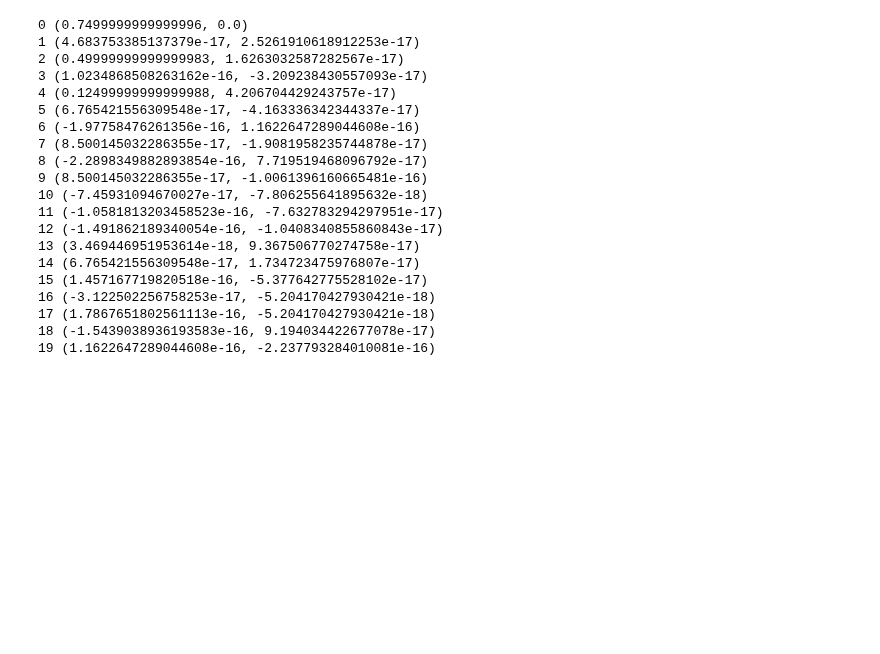
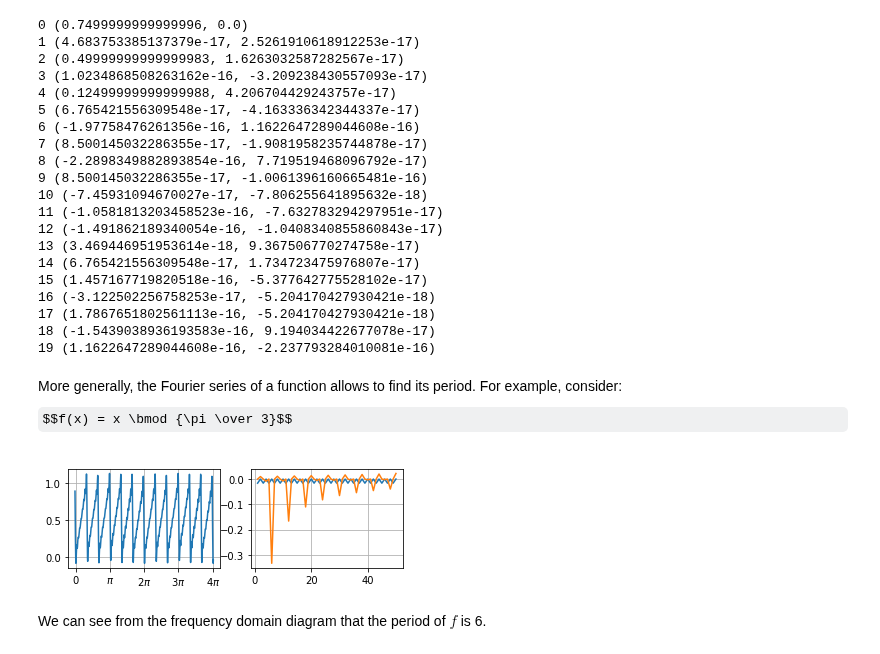
Before and after one commit to n3times/jupyter, a Jupyter notebook: Fourier Series.ipynb, the cells around one changed output. Drawn from its saved outputs; the diff is of its cells as text; code cells hidden in the pictures; some formulas as TeX source; blank space fills up the shorter version.

Commit message:
Add period-finding example.

```diff
--- a/Fourier Series.ipynb
+++ b/Fourier Series.ipynb
@@ -299,3 +299,17 @@ for k in range(0, 20):
 17 (1.7867651802561113e-16, -5.204170427930421e-18)
 18 (-1.5439038936193583e-16, 9.194034422677078e-17)
 19 (1.1622647289044608e-16, -2.237793284010081e-16)
+# %% [markdown]
+More generally, the Fourier series of a function allows to find its period. For example, consider: $$f(x) = x \bmod {\pi \over 3}$$
+# %%
+def f(x):
+    return x%(pi/3)
+
+fig = figure()
+draw_time_domain(appr_coefficients(f), 50, fig)
+draw_frequency_domain(appr_coefficients(f), 50, fig)
+show()
+# %% [output]
+[figure, added]
+# %% [markdown]
+We can see from the frequency domain diagram that the period of $f$ is 6.
```
Also changed, not shown: parts of 12 cells of this notebook.
